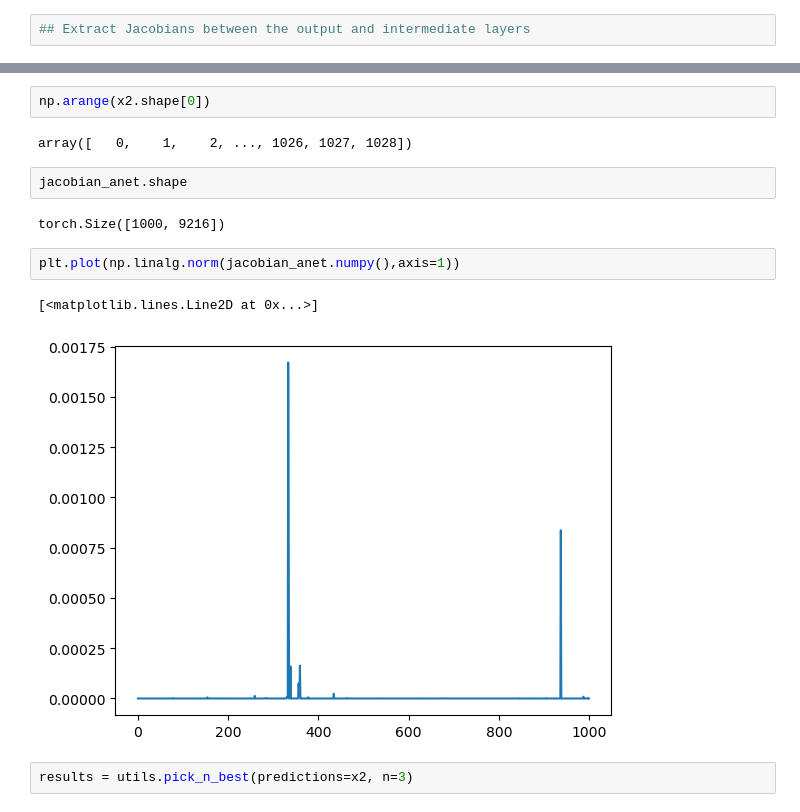
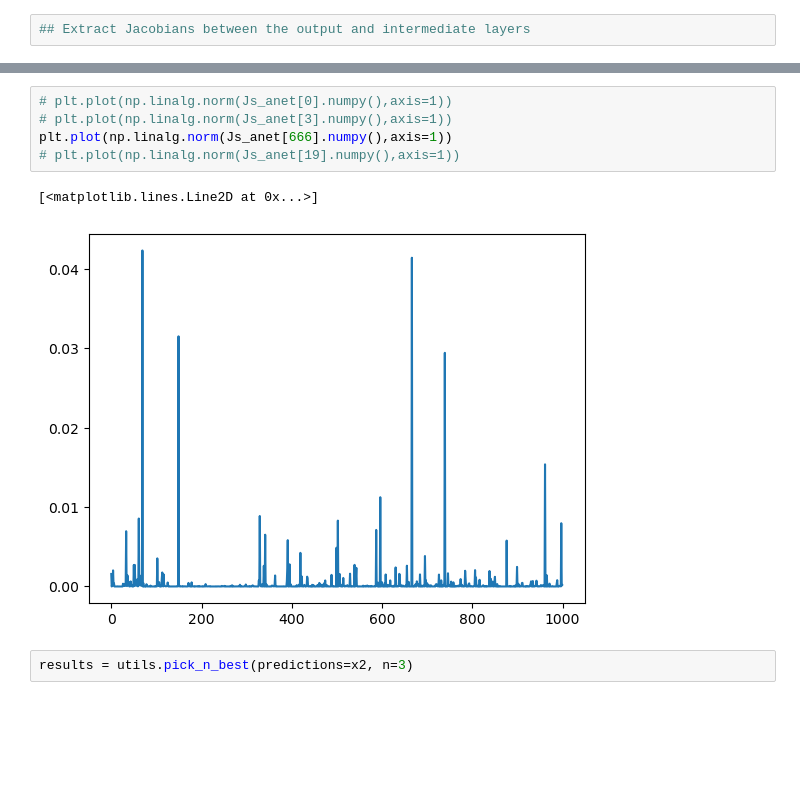
Before and after one commit to SarahHarvey/decoding-similarity, a Jupyter notebook: compare-Jacobians.ipynb, the cells around one changed output, grey strips where cells are left out. Drawn from its saved outputs; the diff is of its cells as text; blank space fills up the shorter version.

```diff
--- a/compare-Jacobians.ipynb
+++ b/compare-Jacobians.ipynb
@@ -187,16 +181,11 @@ for i in np.arange(x2.shape[0]):
-# %%
-np.arange(x2.shape[0])
-# %% [output]
-array([   0,    1,    2, ..., 1026, 1027, 1028])
-# %%
-jacobian_anet.shape
-# %% [output]
-torch.Size([1000, 9216])
 # %%
-plt.plot(np.linalg.norm(jacobian_anet.numpy(),axis=1))
+# plt.plot(np.linalg.norm(Js_anet[0].numpy(),axis=1))
+# plt.plot(np.linalg.norm(Js_anet[3].numpy(),axis=1))
+plt.plot(np.linalg.norm(Js_anet[666].numpy(),axis=1))
+# plt.plot(np.linalg.norm(Js_anet[19].numpy(),axis=1))
 # %% [output]
 [<matplotlib.lines.Line2D at 0x...>]
-[figure, old version]
+[figure, new version]
 # %%
 results = utils.pick_n_best(predictions=x2, n=3)
 # %% [output]
```
Also changed, not shown: parts of 19 cells of this notebook, 1 other file.
